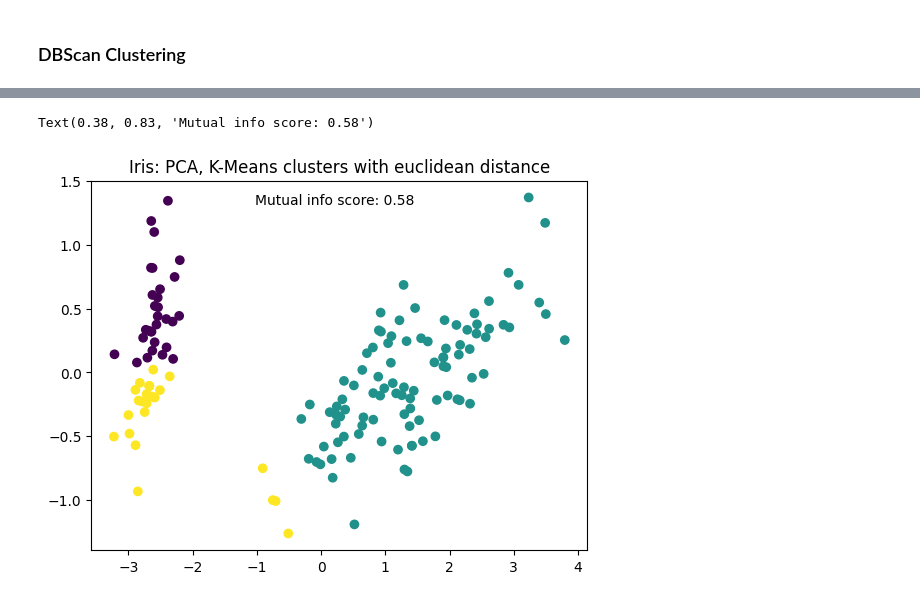
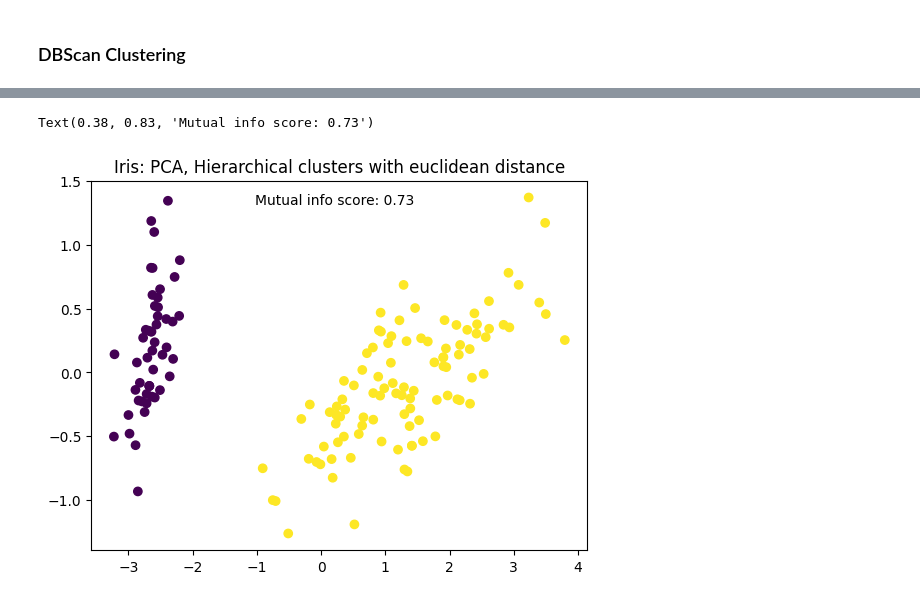
Before and after one commit to ShonenAsh/ml-algos-from-scratch, a Jupyter notebook: clustering/clustering_algorithms.ipynb, the cells around one changed output, grey strips where cells are left out. Drawn from its saved outputs; the diff is of its cells as text; code cells hidden in the pictures.

Commit message:
Fix Hierarchical Clustering - Min linkage

```diff
--- a/clustering/clustering_algorithms.ipynb
+++ b/clustering/clustering_algorithms.ipynb
@@ -108,7 +77,13 @@ Text(0.5, 1.0, 'Iris: PCA, true labels')
 # %%
-plt.scatter(x=X_pca[:, 0], y=X_pca[:, 1], c=c_labels_euclid)
-plt.title("Iris: PCA, K-Means clusters with euclidean distance")
-plt.figtext(0.38, 0.83, f"Mutual info score: {adjusted_mutual_info_score(y, c_labels_euclid):.2f}")
+# Identifies all hierarchies which represent clusters
+hier = HierarchicalClustering(metric="euclidean")
+hier.fit(X)
+hier_clusters = hier.transform()
+
+dend_slice_id = 3
+plt.scatter(x=X_pca[:, 0], y=X_pca[:, 1], c=hier_clusters[-dend_slice_id])
+plt.title("Iris: PCA, Hierarchical clusters with euclidean distance")
+plt.figtext(0.38, 0.83, f"Mutual info score: {adjusted_mutual_info_score(y, hier_clusters[-dend_slice_id]):.2f}")
 # %% [output]
-Text(0.38, 0.83, 'Mutual info score: 0.58')
+Text(0.38, 0.83, 'Mutual info score: 0.73')
-[figure, old version]
+[figure, new version]
```
Also changed, not shown: parts of 15 cells of this notebook, 1 other file.
